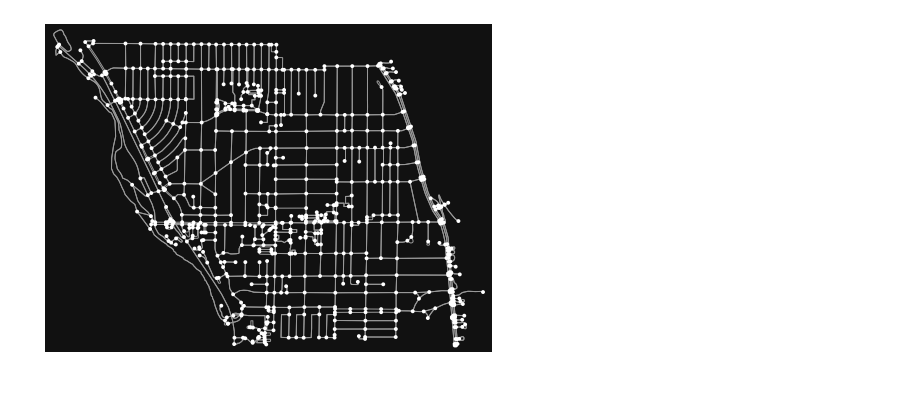
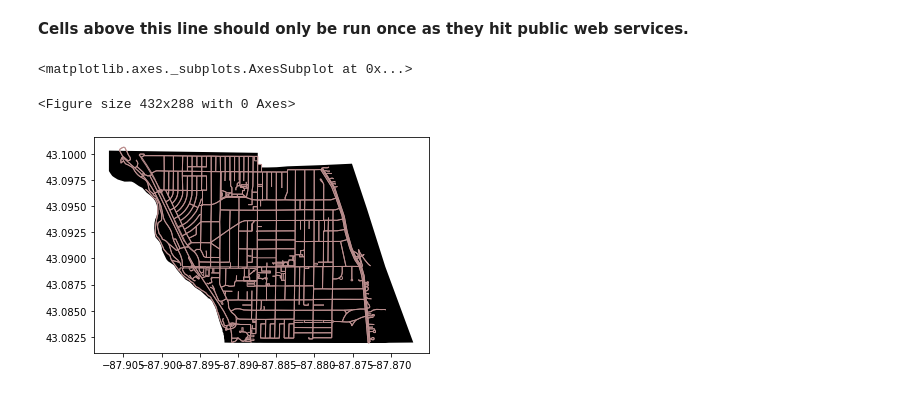
Before and after one commit to lorimbrius/traffic-stop-geo, a Jupyter notebook: SHPD_geoplot.ipynb, the cells around one changed output. Cells and saved outputs as stored; diff of their text form; code cells hidden in the pictures.

Commit message:
Split statements into cells
Split the statements into cells so I don't have to keep rerunning the
network-intensive code every time.

```diff
--- a/SHPD_geoplot.ipynb
+++ b/SHPD_geoplot.ipynb
@@ -3,9 +3,19 @@ import geopandas
 import geoplot
 import osmnx as ox
 import matplotlib.pyplot as plt
-
-place_name = "Shorewood, Wisconsin, USA"
-graph = ox.graph_from_place(place_name)
-fig, ax = ox.plot_graph(graph)
-# %% [output]
-[figure, removed]
+# %%
+place_name = "Shorewood, Wisconsin, USA"
+graph = ox.graph_from_place(place_name)
+area = ox.gdf_from_place(place_name)
+# %% [markdown]
+**Cells above this line should only be run once as they hit public web services.**
+# %%
+plt.tight_layout()
+nodes, edges = ox.graph_to_gdfs(graph)
+fix, ax = plt.subplots()
+area.plot(ax=ax, facecolor="black")
+edges.plot(ax=ax, linewidth=1, edgecolor="#BC8F8F")
+# %% [output]
+<matplotlib.axes._subplots.AxesSubplot at 0x...>
+<Figure size 432x288 with 0 Axes>
+[figure, added]
```
